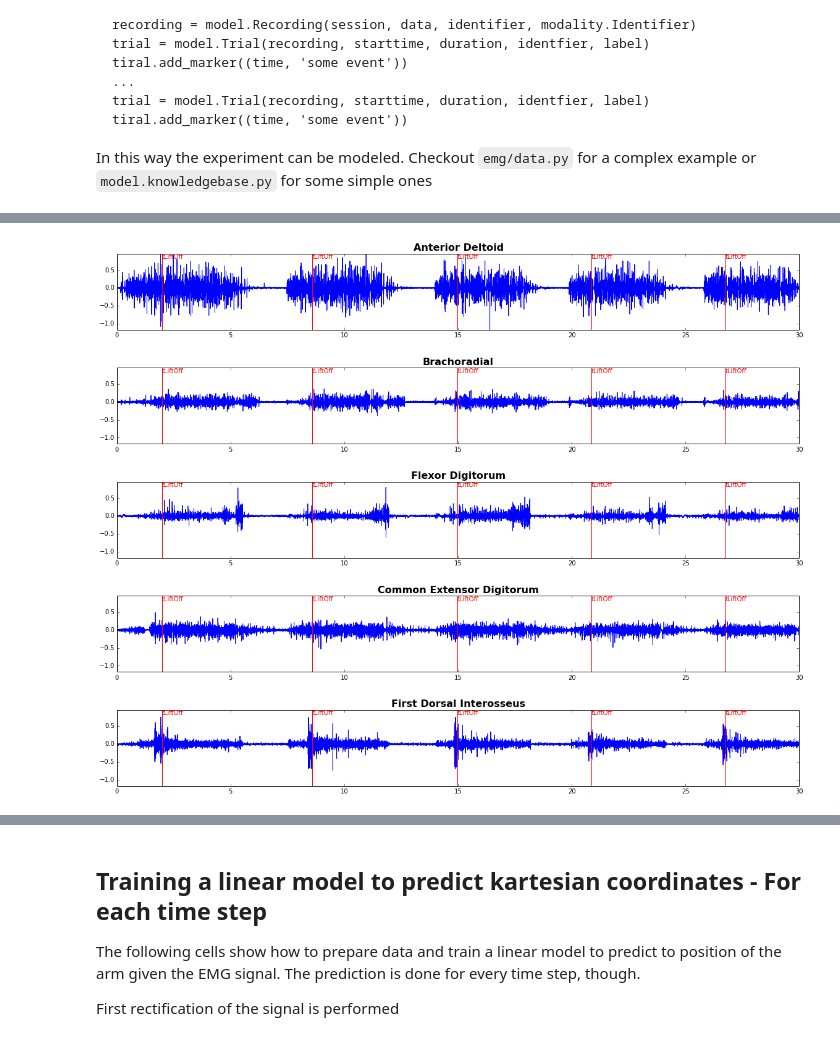
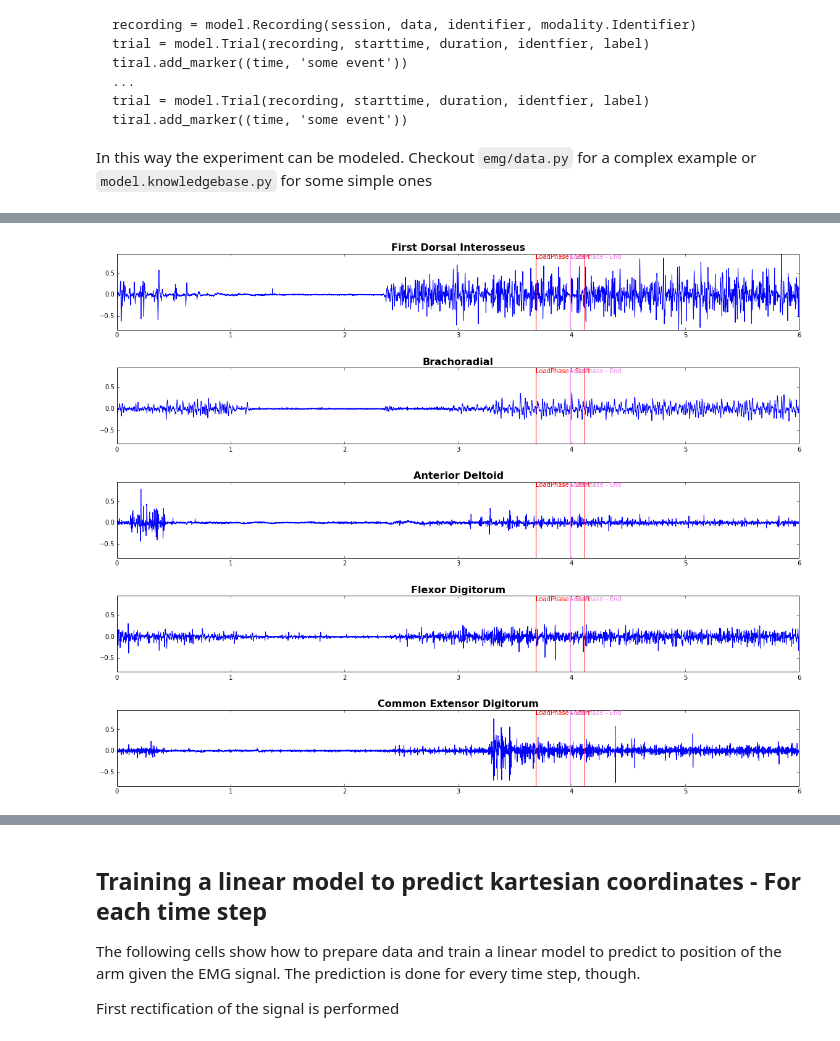
Before and after one commit to PaddyK/biosi, a Jupyter notebook: Example Notebook.v3.ipynb, the cells around one changed output, grey strips where cells are left out. Cells and saved outputs as stored; diff of their text form; code cells hidden in the pictures.

```diff
--- a/Example Notebook.v3.ipynb
+++ b/Example Notebook.v3.ipynb
@@ -81,8 +129,8 @@ Setups:
 # %%
 start = 0
-stop = 30
-display.visualize_modality(model=experiment, start=0, stop=stop, modality='emg')
+stop = 6
+display.visualize_modality(element=experiment.get_recording('emg_data', 'session_1'), start=0, stop=stop)
 # %% [output]
-[figure, old version]
+[figure, new version]
 # %%
 start = 0
```
Also changed, not shown: parts of 33 cells of this notebook.
